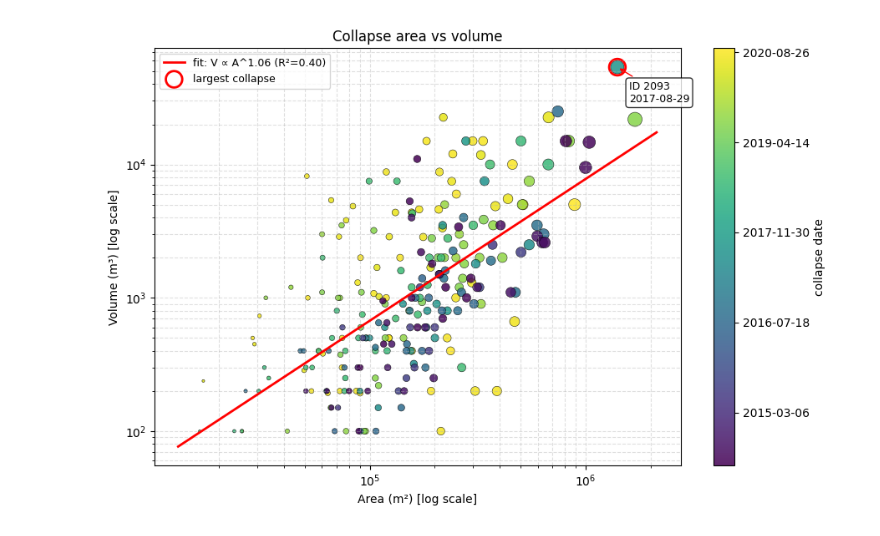
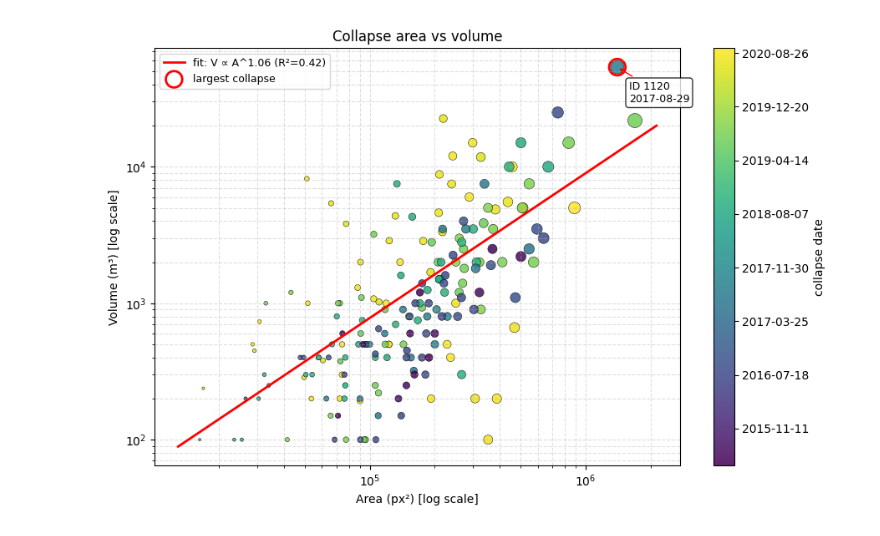
Before and after one commit to planpincieux/collapses, a Jupyter notebook: collapses.ipynb, the cells around one changed output. Cells and saved outputs as stored; diff of their text form; code cells hidden in the pictures.

```diff
--- a/collapses.ipynb
+++ b/collapses.ipynb
@@ -83,0 +48,3 @@ Text(0, 0.5, 'Volume [m$^3$]')
+# %%
+# Filter out 2014 data
+df_pos = df_pos[df_pos["date"].dt.year != 2014].reset_index(drop=True)
@@ -83,0 +171,24 @@ Text(0, 0.5, 'Volume [m$^3$]')
+# %%
+# Log-binning approach (better for power-law distributions)
+# Group data into logarithmic bins and subsample evenly
+
+# Create log-bins for area
+n_bins = 10
+area_bins = np.logspace(
+    np.log10(df_pos["volume"].min()), np.log10(df_pos["volume"].max()), n_bins + 1
+)
+
+# Assign each point to a bin
+df_pos["volume_bin"] = pd.cut(df_pos["volume"], bins=area_bins, labels=False)
+
+# Sample evenly from each bin (e.g., max 20 points per bin)
+max_per_bin = 20
+df_filtered = (
+    df_pos.groupby("volume_bin", group_keys=False)
+    .apply(lambda x: x.sample(n=min(len(x), max_per_bin), random_state=42))
+    .reset_index(drop=True)
+)
+
+print(f"Original data: {len(df_pos)} points")
+print(f"Log-binned filtered data: {len(df_filtered)} points")
+print(f"Points per bin: {df_filtered['volume_bin'].value_counts().sort_index()}")
@@ -84,7 +210,7 @@ Text(0, 0.5, 'Volume [m$^3$]')
 # %%
 # fit a power-law (log-log linear fit): log(vol)=a*log(area)+b
-logA = np.log10(df_pos["area"].astype(float))
-logV = np.log10(df_pos["volume"].astype(float))
+logA = np.log10(df_filtered["area"].astype(float))
+logV = np.log10(df_filtered["volume"].astype(float))
 coeffs = np.polyfit(logA, logV, deg=1)
 a, b = coeffs
 pred_logV = np.polyval(coeffs, logA)
@@ -143,32 +365,32 @@ ax.scatter(
     linewidth=2,
     label="largest collapse",
 )
 ax.annotate(
     f"ID {int(df_pos.loc[idx_max, 'id'])}\n{df_pos.loc[idx_max, 'date'].date()}",
     xy=(df_pos.loc[idx_max, "area"], df_pos.loc[idx_max, "volume"]),
     xytext=(10, -30),
     textcoords="offset points",
     arrowprops=dict(arrowstyle="->", color="red"),
     fontsize=9,
     bbox=dict(boxstyle="round,pad=0.3", fc="white", alpha=0.8),
 )
 
 ax.set_xscale("log")
 ax.set_yscale("log")
-ax.set_xlabel("Area (m²) [log scale]")
+ax.set_xlabel("Area (px²) [log scale]")
 ax.set_ylabel("Volume (m³) [log scale]")
 ax.set_title("Collapse area vs volume")
 
 # colorbar for date
 cbar = fig.colorbar(sc, ax=ax)
 cbar.ax.yaxis.set_major_formatter(mdates.DateFormatter("%Y-%m-%d"))
 cbar.set_label("collapse date")
 
 ax.grid(which="both", linestyle="--", alpha=0.4)
 ax.legend(loc="upper left", fontsize=9)
 fig.tight_layout()
 
 out_path = "output/collapses_area_volume_loglog.png"
 plt.savefig(out_path, dpi=200, bbox_inches="tight")
 # %% [output]
-[figure, old version]
+[figure, new version]
```
Also changed, not shown: parts of 7 cells of this notebook, 6 other files.
